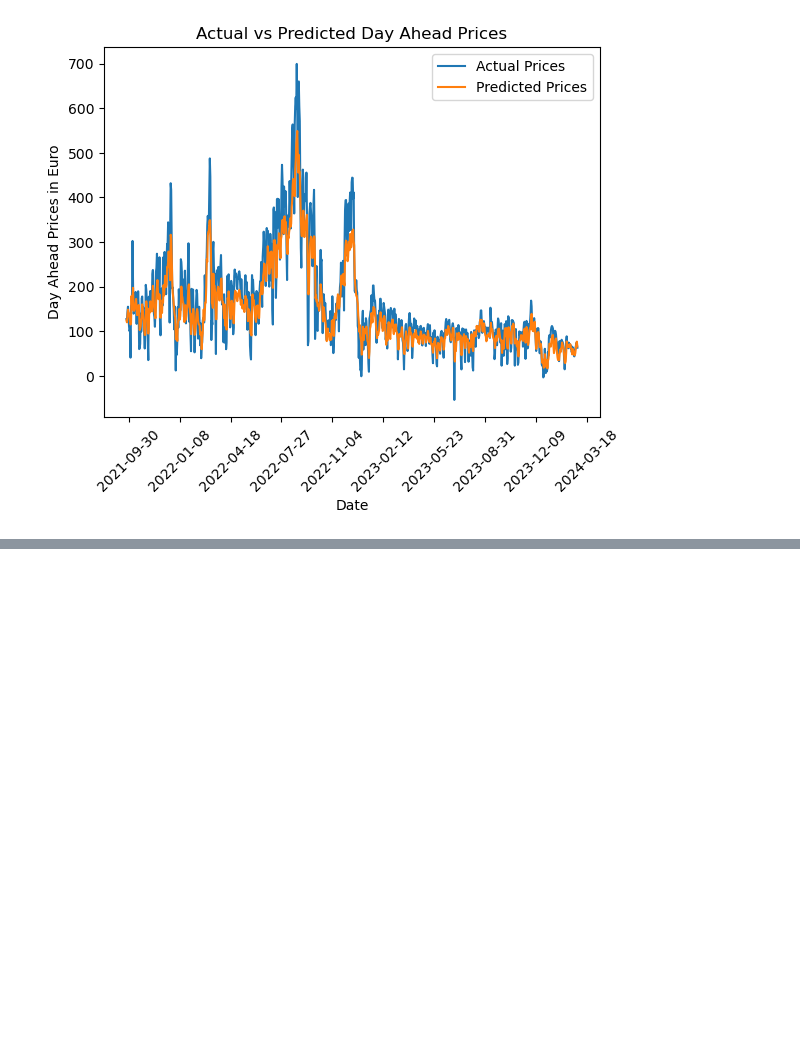
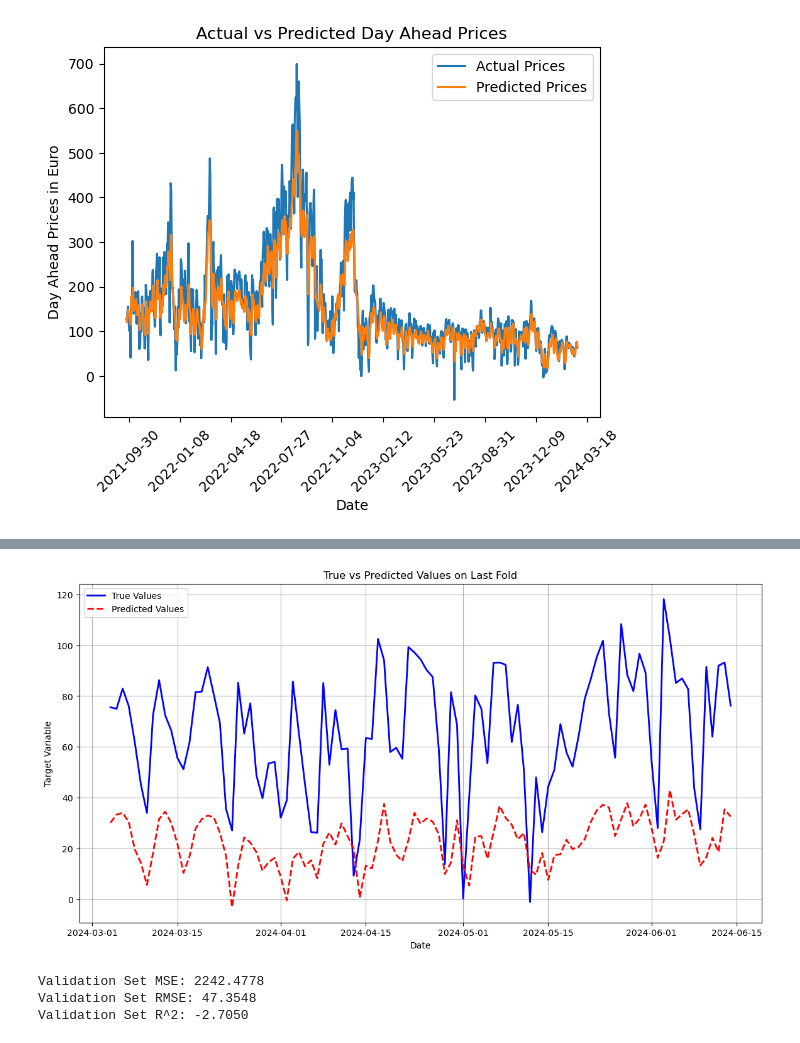
Before and after one commit to stefgr1/Prediction_of_energy_prices, a Jupyter notebook: predictions/Linear_regression/linear_regression.ipynb, the cells around one changed output, grey strips where cells are left out. Cells and saved outputs as stored; diff of their text form; code cells hidden in the pictures; blank space fills up the shorter version.

```diff
--- a/predictions/Linear_regression/linear_regression.ipynb
+++ b/predictions/Linear_regression/linear_regression.ipynb
@@ -340,0 +363,3 @@ plt.show()
+# %%
+# Delete all data after the end of JUne
+valid_data = valid_data[valid_data.index < '2024-06-15']
@@ -340,0 +383,48 @@ plt.show()
+# %%
+# Create a copy of the DataFrame to avoid SettingWithCopyWarning
+valid_data = valid_data.copy()
+
+# Let's create 3 lagged features for 'Day_ahead_price'
+for lag in range(1, 4):
+    valid_data[f'Day_ahead_price_lag{lag}'] = valid_data['Day_ahead_price (€/MWh)'].shift(lag)
+
+# Drop rows containing NAs
+valid_data.dropna(inplace=True)
+# %%
+# Ensure that columns of valid_data and data are in the same order
+valid_data = valid_data[data.columns]
+# %%
+# Define the features and target variable
+X_new = valid_data.drop(['Day_ahead_price (€/MWh)'], axis=1)
+y_new = valid_data['Day_ahead_price (€/MWh)']
+# %%
+# Using the best model from cross-validation for prediction
+y_new_pred = best_model.predict(X_new)
+
+# visualize predictions from the best model
+plt.figure(figsize=(14, 7))
+plt.plot(y_new.index, y_new, label='True Values', color='blue', linestyle='-', linewidth=2)
+plt.plot(y_new.index, y_new_pred, label='Predicted Values', color='red', linestyle='--', linewidth=2)
+
+plt.title('True vs Predicted Values on Last Fold')
+plt.xlabel('Date')
+plt.ylabel('Target Variable')
+plt.legend()
+plt.grid(True)
+plt.show()
+# %% [output]
+[figure, added]
+# %%
+# Calculate error metrics
+mse_valid = mean_squared_error(y_new, y_new_pred)
+rmse_valid = np.sqrt(mse_valid)
+r2_valid = r2_score(y_new, y_new_pred)
+
+# Print the error metrics
+print(f"Validation Set MSE: {mse_valid:.4f}")
+print(f"Validation Set RMSE: {rmse_valid:.4f}")
+print(f"Validation Set R^2: {r2_valid:.4f}")
+# %% [output]
+Validation Set MSE: 2242.4778
+Validation Set RMSE: 47.3548
+Validation Set R^2: -2.7050
```
Also changed, not shown: parts of 30 cells of this notebook, 26 other files.
